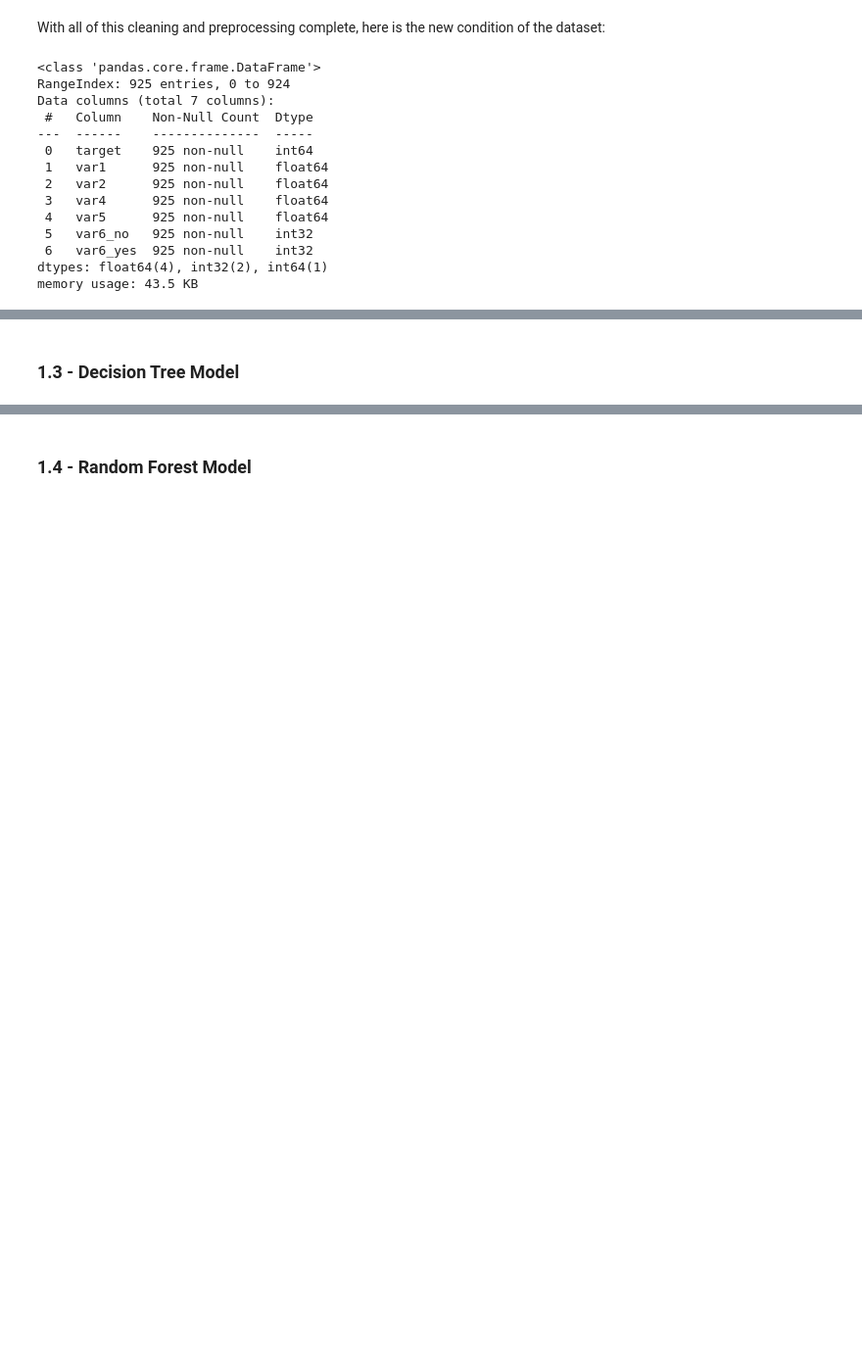
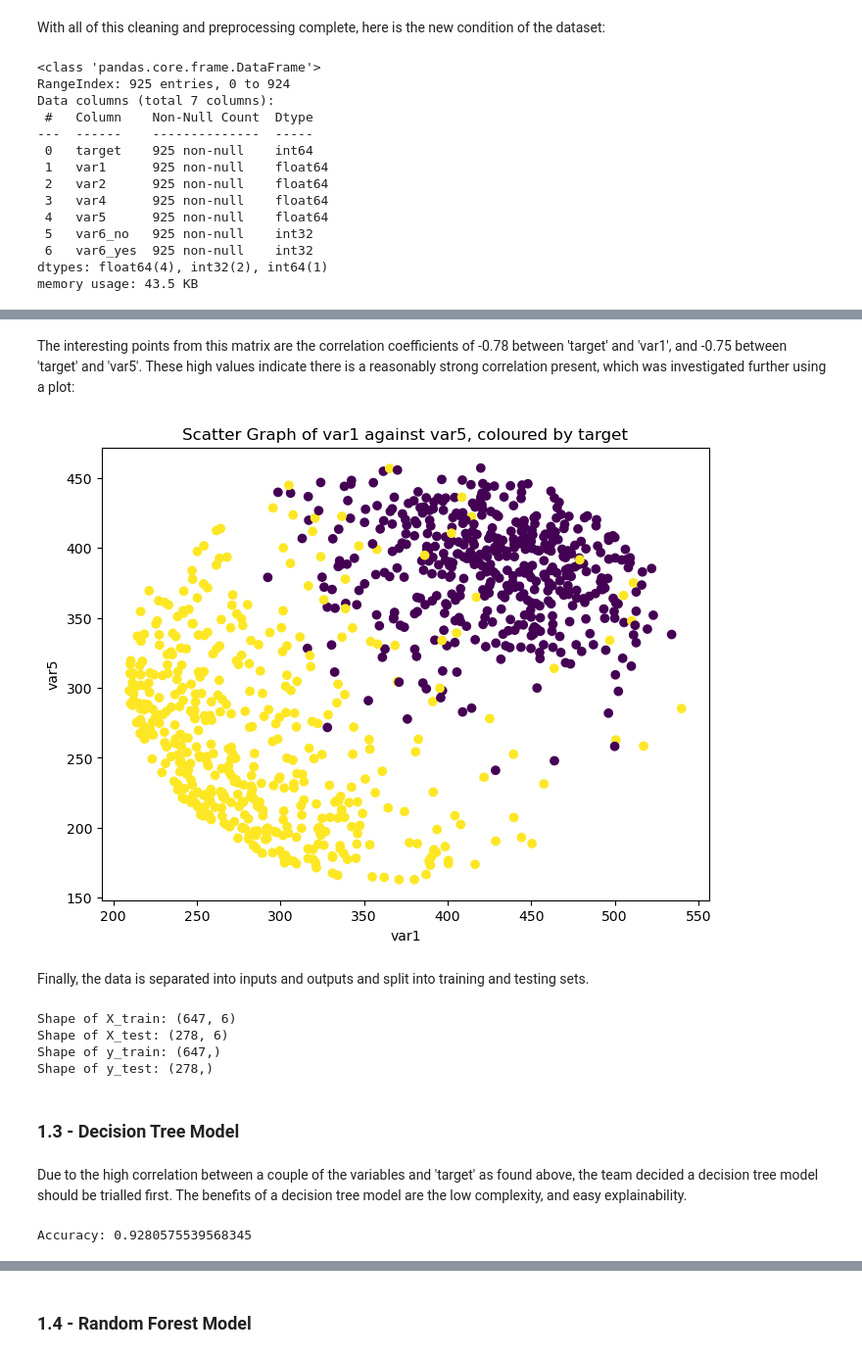
Before and after one commit to engmohamedsalah/AIMaster-MachineLearningDeepLearning, a Jupyter notebook: Submission_Notebook.ipynb, the cells around one changed output, grey strips where cells are left out. Shown at 98% size. Drawn from its saved outputs; the diff is of its cells as text; code cells hidden in the pictures; blank space fills up the shorter version.

```diff
--- a/Submission_Notebook.ipynb
+++ b/Submission_Notebook.ipynb
@@ -193,2 +206,42 @@ memory usage: 43.5 KB
+# %% [markdown]
+The interesting points from this matrix are the correlation coefficients of -0.78 between 'target' and 'var1', and -0.75 between 'target' and 'var5'. These high values indicate there is a reasonably strong correlation present, which was investigated further using a plot:
+# %%
+plt.figure(figsize=(8, 6))
+plt.scatter(clean_data['var1'], clean_data['var5'], c=clean_data['target'])
+plt.title('Scatter Graph of var1 against var5, coloured by target')
+plt.xlabel('var1')
+plt.ylabel('var5')
+plt.show()
+# %% [output]
+[figure, added]
+# %% [markdown]
+Finally, the data is separated into inputs and outputs and split into training and testing sets.
+# %%
+from sklearn.model_selection import train_test_split
+
+X, y = clean_data.drop('target', axis=1), clean_data['target']
+X_train, X_test, y_train, y_test = train_test_split(X, y, test_size=0.3, random_state=20)
+
+print(f"Shape of X_train: {X_train.shape}")
+print(f"Shape of X_test: {X_test.shape}")
+print(f"Shape of y_train: {y_train.shape}")
+print(f"Shape of y_test: {y_test.shape}")
+# %% [output]
+Shape of X_train: (647, 6)
+Shape of X_test: (278, 6)
+Shape of y_train: (647,)
+Shape of y_test: (278,)
 # %% [markdown]
 ### 1.3 - Decision Tree Model
+# %% [markdown]
+Due to the high correlation between a couple of the variables and 'target' as found above, the team decided a decision tree model should be trialled first. The benefits of a decision tree model are the low complexity, and easy explainability.
+# %%
+from sklearn.tree import DecisionTreeClassifier
+from sklearn import metrics
+
+model_dt = DecisionTreeClassifier(random_state=20)  # initiating the model.
+model_dt = model_dt.fit(X_train, y_train)  # fitting the model to the training data.
+y_pred_dt = model_dt.predict(X_test)  # using the model to generate outputs for the test inputs.
+print("Accuracy:", metrics.accuracy_score(y_test, y_pred_dt))  # evaluating the accuracy on the test data.
+# %% [output]
+Accuracy: 0.9280575539568345
```
Also changed, not shown: parts of 31 cells of this notebook.
